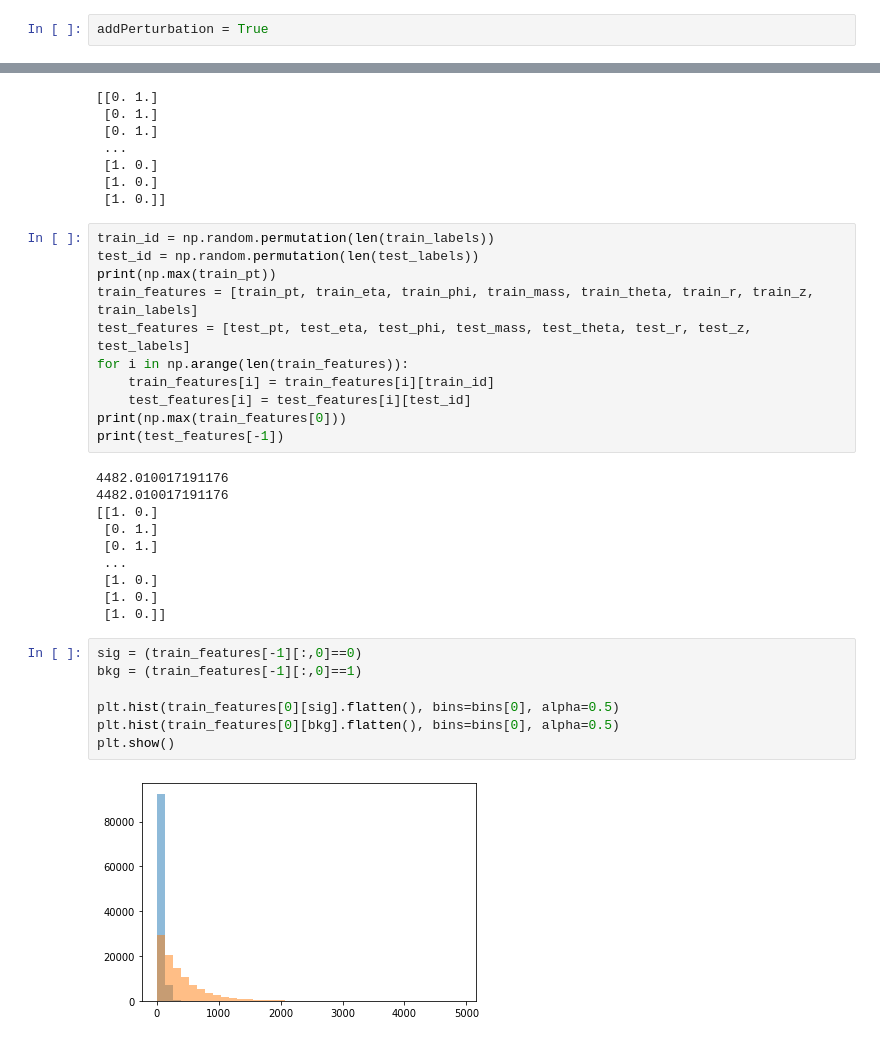
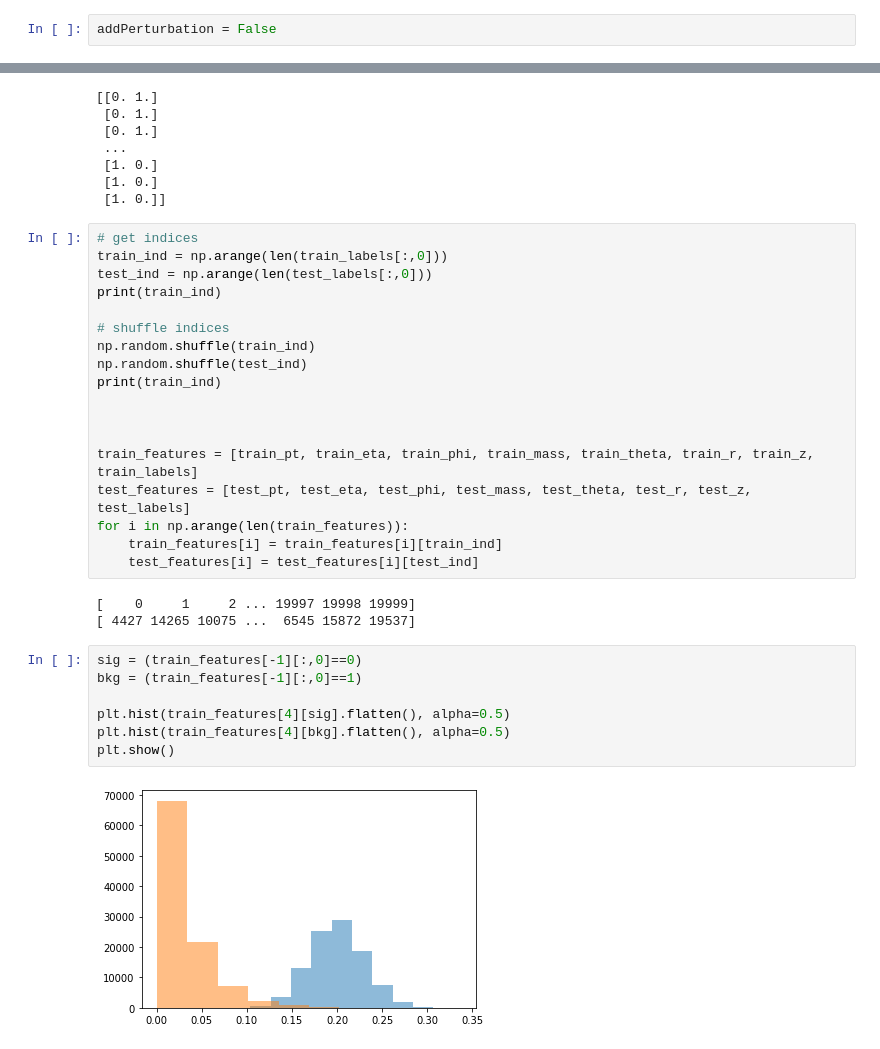
Before and after one commit to ubcms-xai/AdversarialNetworks, a Jupyter notebook: ToyModel/makeFourVectors.ipynb, the cells around one changed output, grey strips where cells are left out. Cells and saved outputs as stored; diff of their text form.

```diff
--- a/ToyModel/makeFourVectors.ipynb
+++ b/ToyModel/makeFourVectors.ipynb
@@ -16,7 +18,7 @@ if not os.path.isdir("data"):
 # %% [markdown]
 Want array’s of  [list of particle 4-vectors(pt, mass, eta, phi), z_leading, theta] to feed into RNN or 1D CNN.
 # %%
-addPerturbation = True
+addPerturbation = False
 # %%
 def partition_exp(n_particles=10, nevents=1, mu=1.):
     evals = np.random.exponential(scale = mu, size=(nevents,n_particles))
@@ -283,35 +285,35 @@ print(test_labels)
  [1. 0.]
  [1. 0.]]
 # %%
-train_id = np.random.permutation(len(train_labels))
-test_id = np.random.permutation(len(test_labels))
-print(np.max(train_pt))
+# get indices
+train_ind = np.arange(len(train_labels[:,0]))
+test_ind = np.arange(len(test_labels[:,0]))
+print(train_ind)
+
+# shuffle indices
+np.random.shuffle(train_ind)
+np.random.shuffle(test_ind)
+print(train_ind)
+
+
+
 train_features = [train_pt, train_eta, train_phi, train_mass, train_theta, train_r, train_z, train_labels]
 test_features = [test_pt, test_eta, test_phi, test_mass, test_theta, test_r, test_z, test_labels]
 for i in np.arange(len(train_features)):
-    train_features[i] = train_features[i][train_id]
-    test_features[i] = test_features[i][test_id]
-print(np.max(train_features[0]))
-print(test_features[-1])
+    train_features[i] = train_features[i][train_ind]
+    test_features[i] = test_features[i][test_ind]
 # %% [output]
-4482.010017191176
-4482.010017191176
-[[1. 0.]
- [0. 1.]
- [0. 1.]
- ...
- [1. 0.]
- [1. 0.]
- [1. 0.]]
+[    0     1     2 ... 19997 19998 19999]
+[ 4427 14265 10075 ...  6545 15872 19537]
 # %%
 sig = (train_features[-1][:,0]==0)
 bkg = (train_features[-1][:,0]==1)
 
-plt.hist(train_features[0][sig].flatten(), bins=bins[0], alpha=0.5)
-plt.hist(train_features[0][bkg].flatten(), bins=bins[0], alpha=0.5)
+plt.hist(train_features[4][sig].flatten(), alpha=0.5)
+plt.hist(train_features[4][bkg].flatten(), alpha=0.5)
 plt.show()
 # %% [output]
-[figure, old version]
+[figure, new version]
 # %%
 
 ext = ''
```
Also changed, not shown: parts of 12 cells of this notebook.
